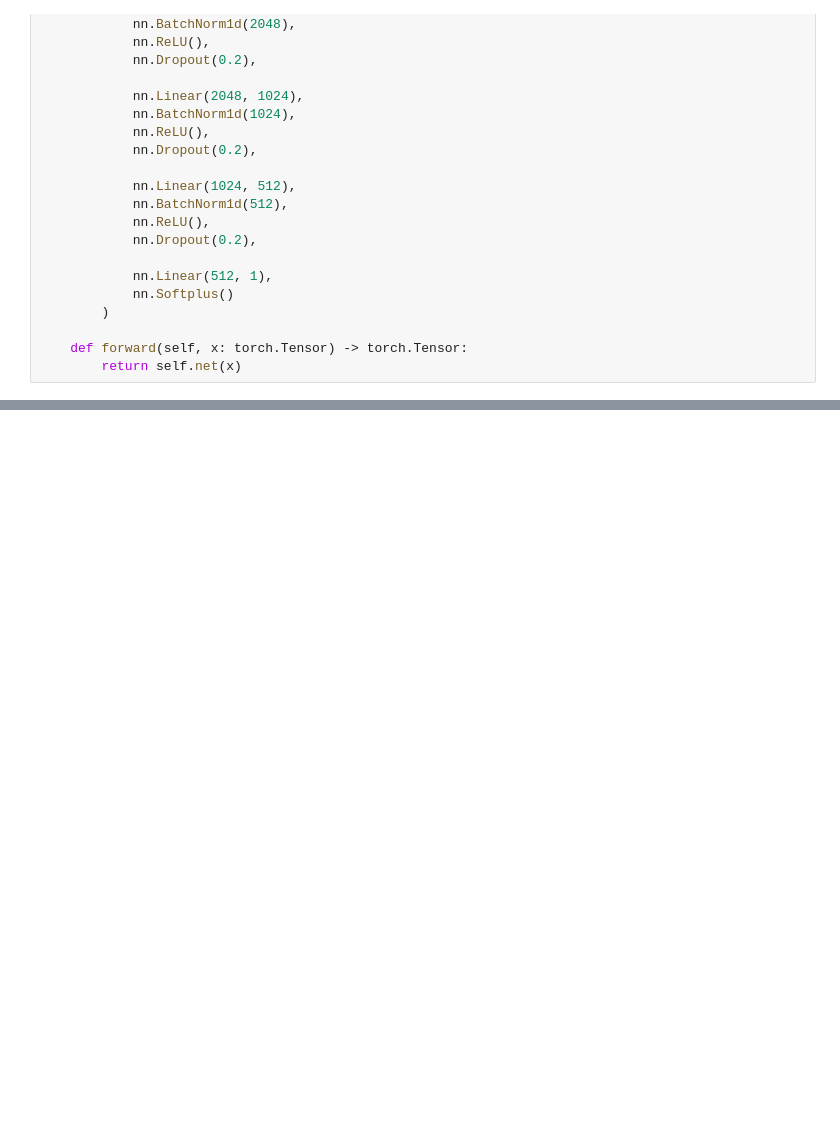
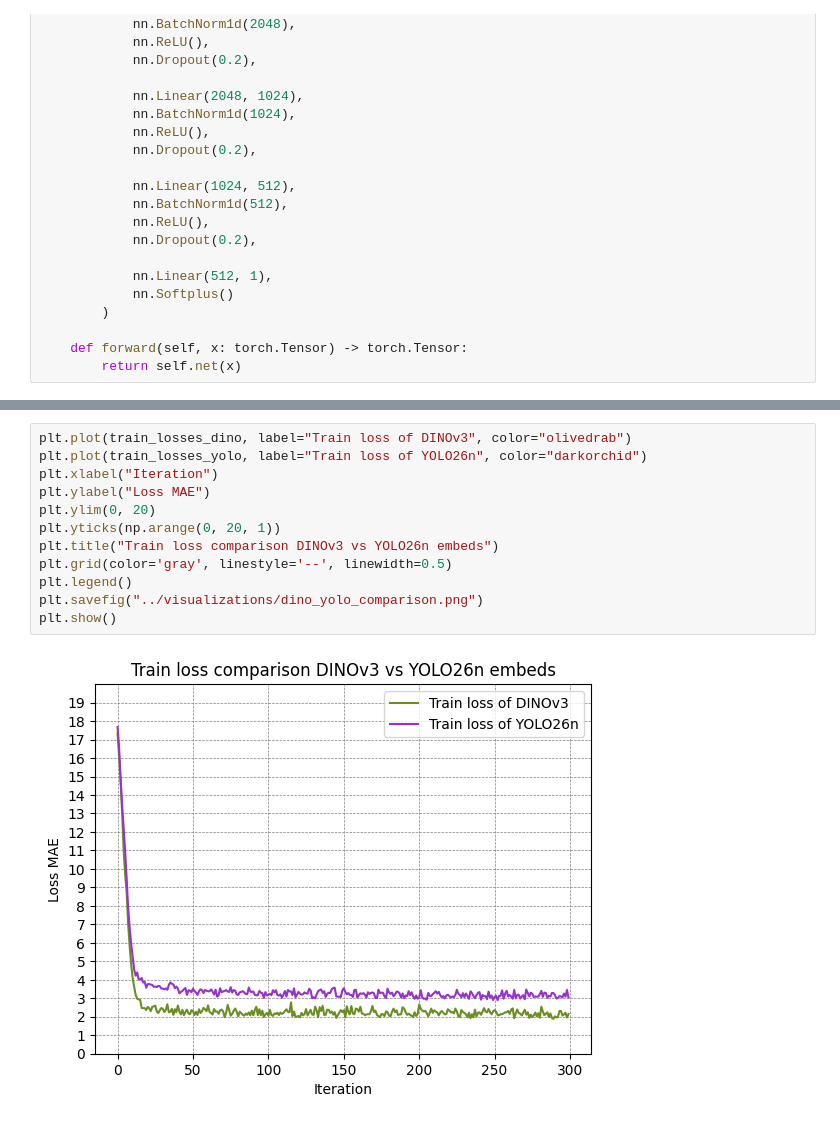
Before and after one commit to TPdkr/thesis, a Jupyter notebook: src/model.ipynb, the cells around one changed output, grey strips where cells are left out. Drawn from its saved outputs; the diff is of its cells as text; blank space fills up the shorter version.

```diff
--- a/src/model.ipynb
+++ b/src/model.ipynb
@@ -284,0 +310,14 @@ plt.show()
+# %%
+plt.plot(train_losses_dino, label="Train loss of DINOv3", color="olivedrab")
+plt.plot(train_losses_yolo, label="Train loss of YOLO26n", color="darkorchid")
+plt.xlabel("Iteration")
+plt.ylabel("Loss MAE")
+plt.ylim(0, 20)
+plt.yticks(np.arange(0, 20, 1))
+plt.title("Train loss comparison DINOv3 vs YOLO26n embeds")
+plt.grid(color='gray', linestyle='--', linewidth=0.5)
+plt.legend()
+plt.savefig("../visualizations/dino_yolo_comparison.png")
+plt.show()
+# %% [output]
+[figure, added]
```
Also changed, not shown: parts of 8 cells of this notebook, 4 other files.
